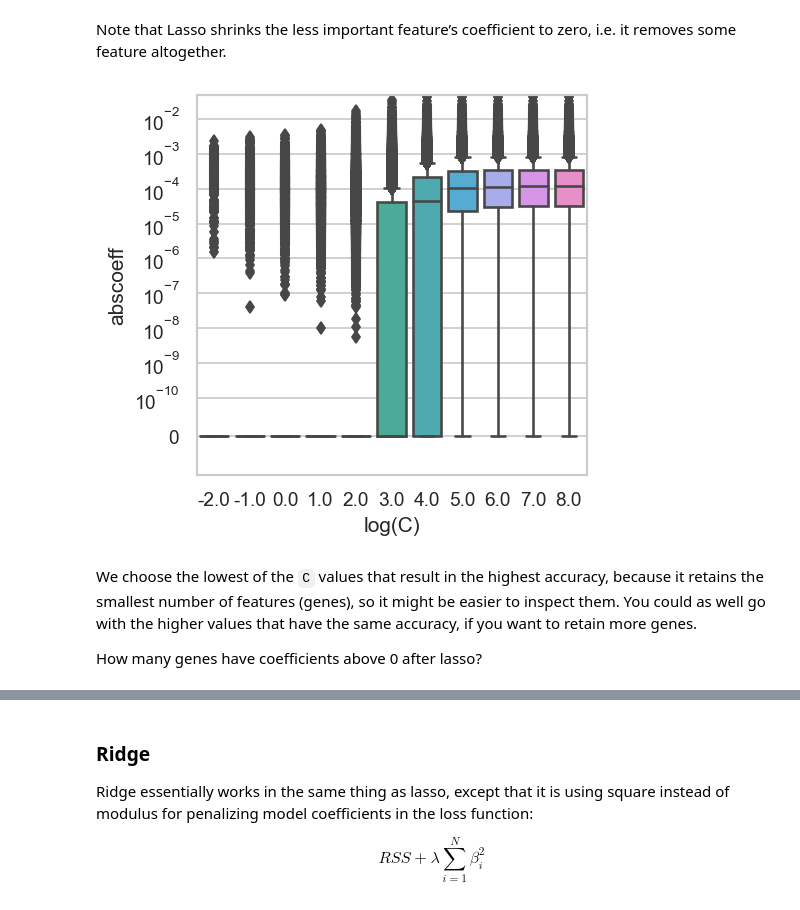
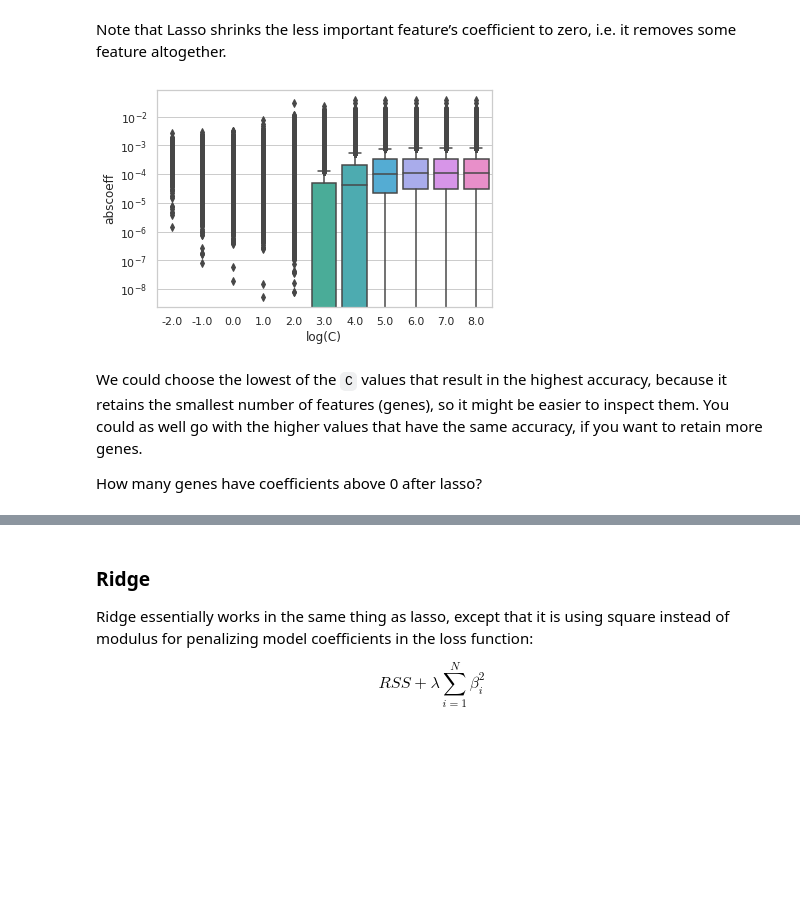
Before and after one commit to IvoLeist/ml_cnag-crg_course, a Jupyter notebook: day4/dimensionality_reduction.ipynb, the cells around one changed output, grey strips where cells are left out. Saved outputs shown, nothing was run; the diff lists cells and outputs as text; code cells hidden in the pictures; blank space fills up the shorter version.

```diff
--- a/day4/dimensionality_reduction.ipynb
+++ b/day4/dimensionality_reduction.ipynb
@@ -322,13 +387,16 @@ def eval_reg(
 
   ldt = pd.DataFrame(data={
       'log(C)' : np.log10(cs),
-      'train' : acc_train_,
-      'test' : acc_test_
+      'test' : acc_test_,
+      'train' : acc_train_
   }).melt(id_vars='log(C)',value_name="accuracy",var_name="data")
+  print(ldt)
+  plt.figure()
   sns.lineplot(x="log(C)", y="accuracy", hue="data", data=ldt)
 
   return coefs_
 # %%
-l1_coeffs = eval_reg(X_train, X_test, Y_train, Y_test, penalty="l1")
+cs = np.logspace(-2, 8, 11)
+l1_coeffs = eval_reg(X_train, X_test, Y_train, Y_test, cs=cs, penalty="l1")
 # %% [output]
 Computing regularization path ...
@@ -337,7 +420,7 @@ This took 19.585s
 # %% [markdown]
 Inspect coefficients.
 # %%
-cdt = pd.DataFrame(data=l1_coeffs).set_index(np.logspace(-2, 8, 11))
+cdt = pd.DataFrame(data=l1_coeffs).set_index(cs)
 cdt.transpose().abs().describe()
 # %% [output]
 |  | 1.000000e-02 | 1.000000e-01 | 1.000000e+00 | 1.000000e+01 | 1.000000e+02 | 1.000000e+03 | 1.000000e+04 | ... |
@@ -358,17 +441,16 @@ def plot_coeffs_dist(coeffs, cs=np.logspace(-2, 8, 11)):
     cdtm = cdt.melt( id_vars='C',value_name="coeff")
     cdtm['log(C)'] = np.log10(cdtm['C'])
     cdtm['abscoeff'] = abs(cdtm['coeff'])
+    plt.figure()
     ax = sns.boxplot(x='log(C)',y='abscoeff',data=cdtm, showfliers = True)
-    ax.set_yscale('symlog',linthresh=1e-10)
-    ax.set(ylim=-1e-10)
-    #plt.xticks(rotation=90)
+    ax.set_yscale('log')
     plt.show()
 # %%
-plot_coeffs_dist(l1_coeffs)
+plot_coeffs_dist(l1_coeffs, cs=cs)
 # %% [output]
-[figure, old version]
+[figure, new version]
 # %% [markdown]
-We choose the lowest of the `C` values that result in the highest accuracy, because it retains the smallest number of
+We could choose the lowest of the `C` values that result in the highest accuracy, because it retains the smallest number of
 features (genes), so it might be easier to inspect them. You could as well go with the higher values that have the same
 accuracy, if you want to retain more genes.
 
```
Also changed, not shown: parts of 50 cells of this notebook.
